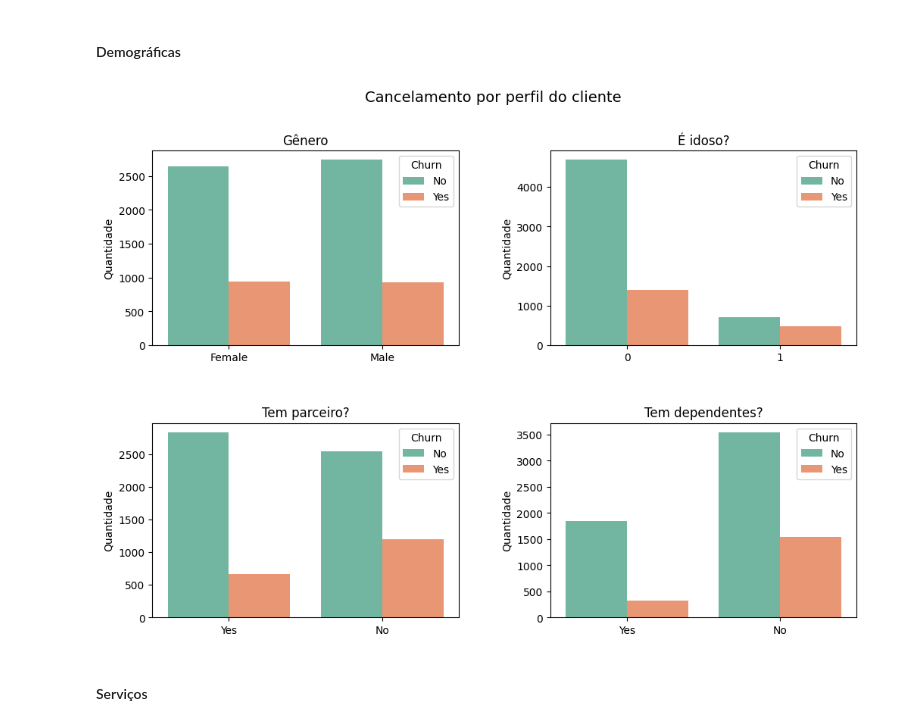
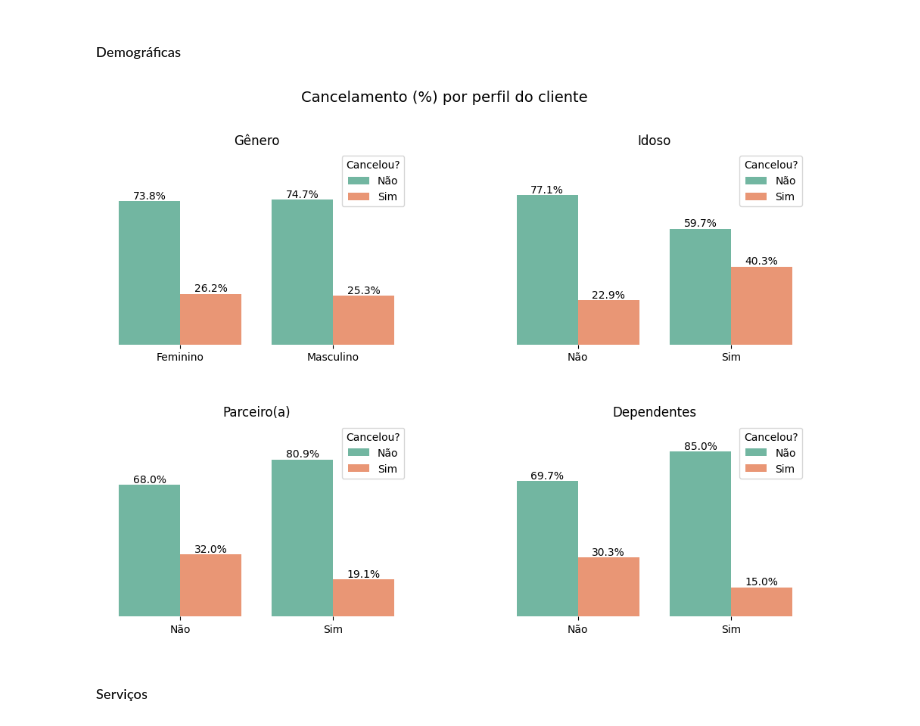
Before and after one commit to ElaiEmylleMatos/challenge-telecom-x, a Jupyter notebook: TelecomX_BR.ipynb, the cells around one changed output. Cells and saved outputs as stored; diff of their text form; code cells hidden in the pictures.

Commit message:
Var demo

```diff
--- a/TelecomX_BR.ipynb
+++ b/TelecomX_BR.ipynb
@@ -199,34 +199,65 @@ sns.histplot(data=df, x="Churn", hue="Churn", multiple="stack")
 # %% [markdown]
 #### Demográficas
 # %%
-import matplotlib.pyplot as plt
-import seaborn as sns
+# Variáveis e títulos
+vars_demo = ['gender', 'SeniorCitizen', 'Partner', 'Dependents']
+titles = ['Gênero', 'Idoso', 'Parceiro(a)', 'Dependentes']
 
-# Lista de variáveis categóricas demográficas
-vars_demo = ['gender', 'SeniorCitizen', 'Partner', 'Dependents']
-titles = ['Gênero', 'É idoso?', 'Tem parceiro?', 'Tem dependentes?']
+# Labels mais amigáveis
+label_maps = {
+    'gender': {'Female': 'Feminino', 'Male': 'Masculino'},
+    'SeniorCitizen': {0: 'Não', 1: 'Sim'},
+    'Partner': {'Yes': 'Sim', 'No': 'Não'},
+    'Dependents': {'Yes': 'Sim', 'No': 'Não'}
+}
 
 fig, axs = plt.subplots(2, 2, figsize=(12, 8))
 fig.subplots_adjust(hspace=0.4, wspace=0.3)
-fig.suptitle('Cancelamento por perfil do cliente', fontsize=14)
+fig.suptitle('Cancelamento (%) por perfil do cliente', fontsize=14)
 
-# Loop para criar cada subplot
 for ax, var, title in zip(axs.flatten(), vars_demo, titles):
-    sns.countplot(
-        data=df,
+    # Criar tabela de proporções (% de churn dentro de cada categoria)
+    prop_df = (
+        df.groupby(var)['Churn']
+          .value_counts(normalize=True)
+          .rename('proportion')
+          .reset_index()
+    )
+    # Substituir labels por mais amigáveis
+    prop_df[var] = prop_df[var].map(label_maps[var])
+
+    # Plot com ordem fixa de churn
+    sns.barplot(
+        data=prop_df,
         x=var,
+        y='proportion',
         hue='Churn',
+        hue_order=['No','Yes'],   # garante ordem fixa
         palette='Set2',
         ax=ax
     )
+
     ax.set_title(title)
     ax.set_xlabel('')
-    ax.set_ylabel('Quantidade')
-    ax.legend(title='Churn', loc='upper right')
+    ax.set_ylabel('')
+    ax.set_ylim(0, 1)
+    ax.yaxis.set_visible(False)
+
+    # Ajustar legenda com labels amigáveis
+    handles, labels = ax.get_legend_handles_labels()
+    ax.legend(handles, ['Não', 'Sim'], title='Cancelou?', loc='upper right')
+
+    # Tirar as caixas (spines)
+    for spine in ax.spines.values():
+        spine.set_visible(False)
+
+    # Add labels com % em cada barra
+    for container in ax.containers:
+        ax.bar_label(container, fmt='{:.1%}')
 
 plt.show()
 # %% [output]
-[figure, old version]
+[figure, new version]
 # %% [markdown]
 #### Serviços
 # %%
```
